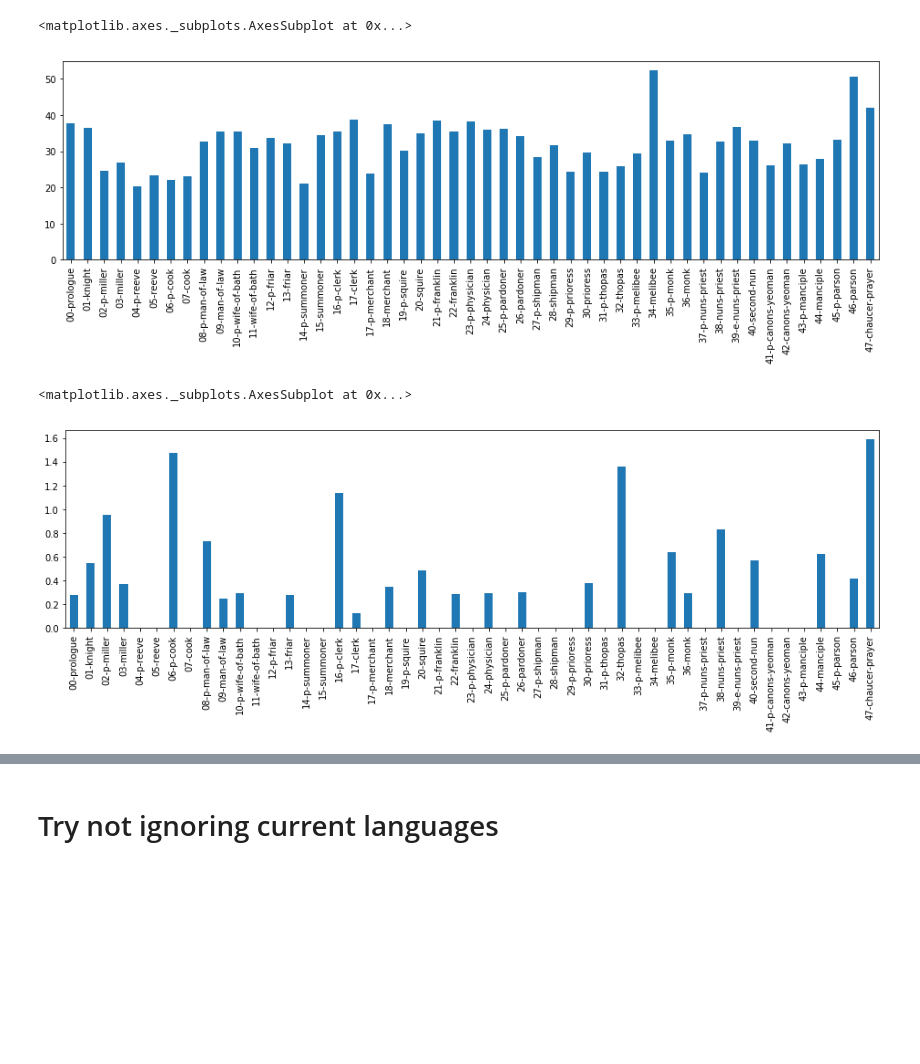
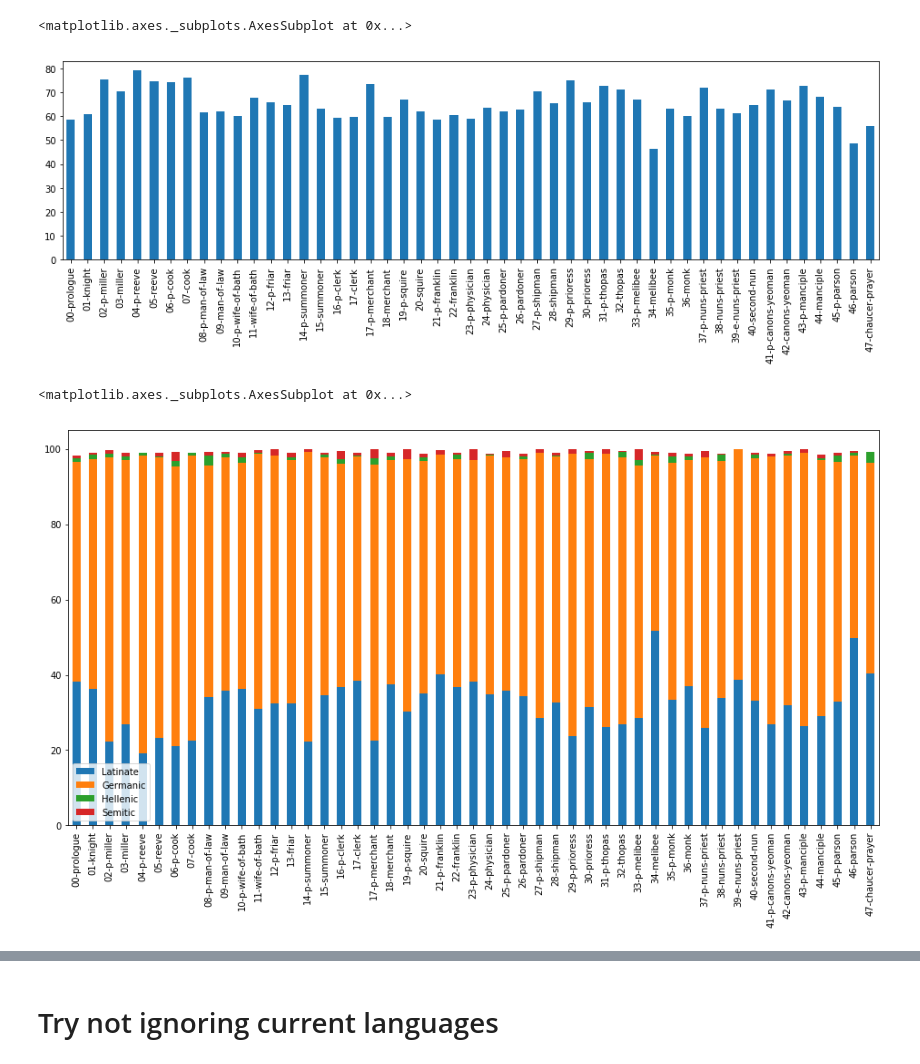
Before and after one commit to JonathanReeve/chaucer-macro-etym, a Jupyter notebook: canterbury-macro-etym.ipynb, the cells around one changed output, grey strips where cells are left out. Cells and saved outputs as stored; diff of their text form; code cells hidden in the pictures; blank space fills up the shorter version.

```diff
--- a/canterbury-macro-etym.ipynb
+++ b/canterbury-macro-etym.ipynb
@@ -46,0 +57,9 @@ with open(etymwn) as csvfile:
+# %%
+# Dedupe
+cleanDict = {}
+for word, parents in etymdict.items():
+    parents = list(set(parents)) # Dedupe
+    # A word cannot be its own ancestor.
+    # This causes some big recursion overflow issues.
+    newParents = [p for p in parents if p != word]
+    cleanDict[word] = newParents
@@ -46,0 +70,2 @@ with open(etymwn) as csvfile:
+# %%
+etymdict = cleanDict
@@ -131,6 +160,7 @@ class Word():
         if ignoreCurrent:
             newParents = []
             for parent in parentList:
+                logging.debug('Parent list: %s' % parentList)
                 if parent.lang == language or parent.lang in self.oldVersions(language):
                     logging.debug('Searching deeper for word %s with lang %s' % (parent.word, parent.lang))
                     for otherParent in parent.parents: # Go deeper.
@@ -187,8 +217,11 @@ class Text():
             for word in self.wordObjects:
                 if word.parents == []:
                     newWord = self.tryVariations(word)
+                    MEVariant = self.tryMiddleEnglish(word)
                     if newWord is not None:
                         newWordObjs.append(newWord)
+                    elif MEVariant is not None:
+                        newWordObjs.append(MEVariant)
                     else:
                         newWordObjs.append(word)
                 else:
@@ -197,7 +230,7 @@ class Text():
 
     langDict = {'Germanic': ['eng', 'enm', 'ang', 'deu', 'dut', 'nld', 'dum',
                             'non', 'gml', 'yid', 'swe', 'rme', 'sco', 'isl',
-                            'dan'],
+                            'dan', 'goh'],
                 'Latinate': ['fra', 'frm', 'fro', 'lat', 'spa', 'xno', 'por',
                             'ita'],
                 'Indo-Iranian': ['hin', 'fas'],
@@ -231,6 +264,11 @@ class Text():
                     return Word(permutation)
         else:
             return None
+
+    def tryMiddleEnglish(self, word):
+        """ If a word or its variations cannot be found in the main dictionary,
+        look it as if it were a Middle English word. """
+        return Word(word.word, lang='enm')
 
     @property
     def tokens(self):
@@ -510,13 +584,13 @@ dfLangs[['Old French (842-ca. 1400)', 'Anglo-Norman', 'French', 'Latin']].plot(k
 # %%
-dfFamilies['Latinate'].plot(kind='bar', figsize=(16, 4))
+dfFamilies['Germanic'].plot(kind='bar', figsize=(16, 4))
 # %% [output]
 <matplotlib.axes._subplots.AxesSubplot at 0x...>
-[figure, old version]
+[figure, new version]
 # %%
-dfFamilies['Hellenic'].plot(kind='bar', figsize=(16,4))
+dfFamilies[['Latinate', 'Germanic', 'Hellenic', 'Semitic']].plot(kind='bar', stacked=True, figsize=(16,8))
 # %% [output]
 <matplotlib.axes._subplots.AxesSubplot at 0x...>
-[figure, old version]
+[figure, new version]
 # %%
 dfFamilies['Celtic'].plot(kind='bar', figsize=(16,4))
 # %% [output]
```
Also changed, not shown: parts of 64 cells of this notebook.
